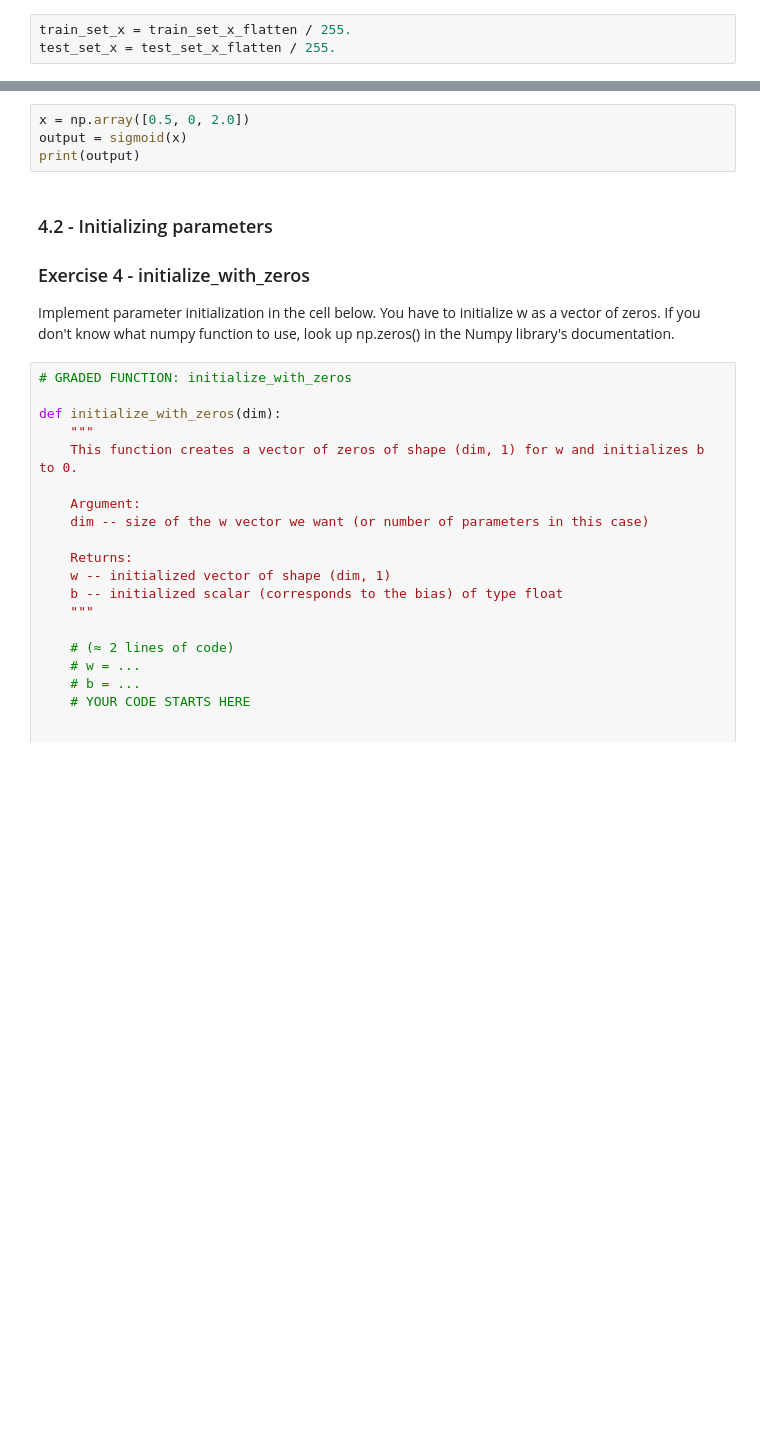
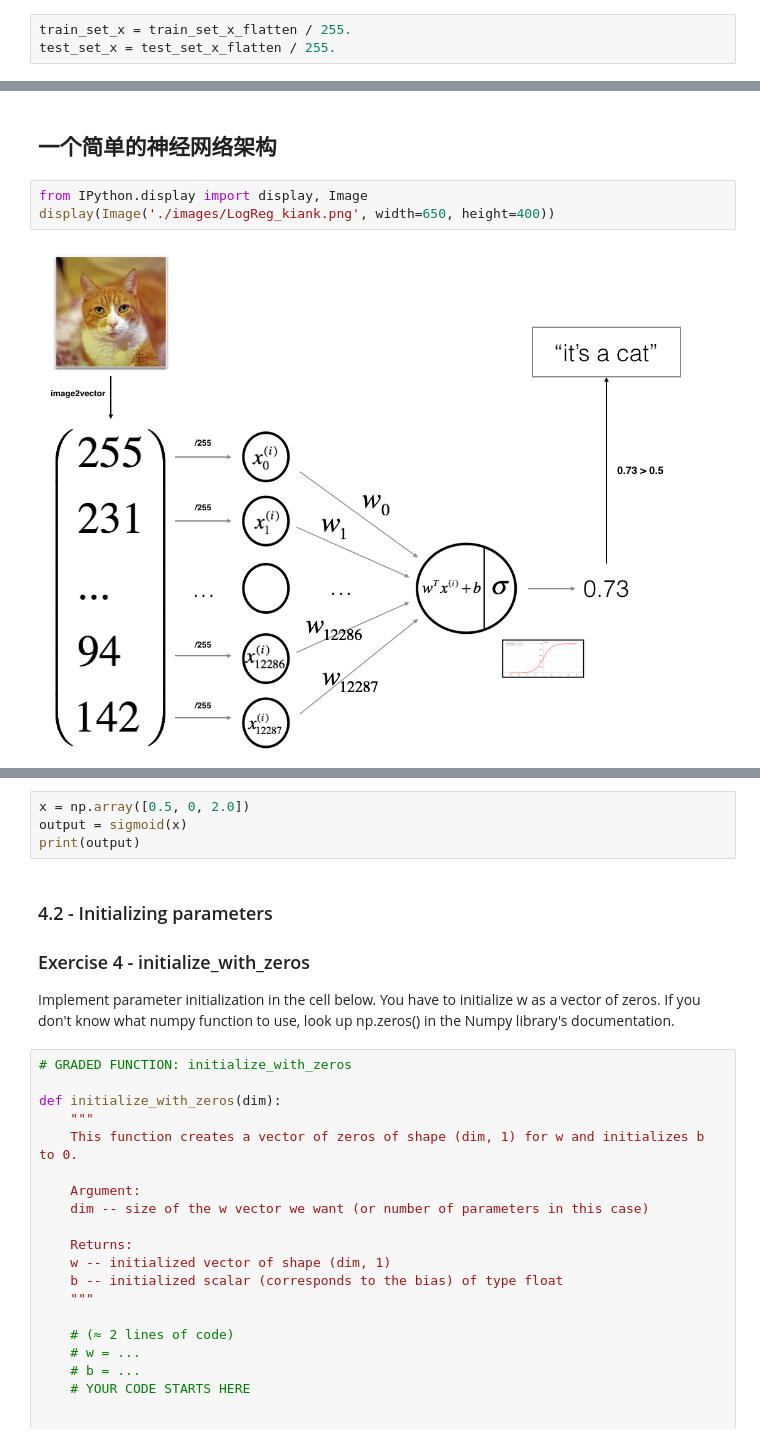
Before and after one commit to zhoujing204/data-modeling-course-student, a Jupyter notebook: 实验06-神经网络/Logistic_Regression_with_a_Neural_Network_mindset copy.ipynb, the cells around one changed output, grey strips where cells are left out. Drawn from its saved outputs; the diff is of its cells as text; blank space fills up the shorter version.

```diff
--- a/实验06-神经网络/Logistic_Regression_with_a_Neural_Network_mindset copy.ipynb
+++ b/实验06-神经网络/Logistic_Regression_with_a_Neural_Network_mindset copy.ipynb
@@ -273,0 +220,7 @@ Using your code from "Python Basics", implement `sigmoid()`. As you've seen in t
+# %% [markdown]
+## 一个简单的神经网络架构
+# %%
+from IPython.display import display, Image
+display(Image('./images/LogReg_kiank.png', width=650, height=400))
+# %% [output]
+[figure, added]
```
Also changed, not shown: parts of 28 cells of this notebook.
